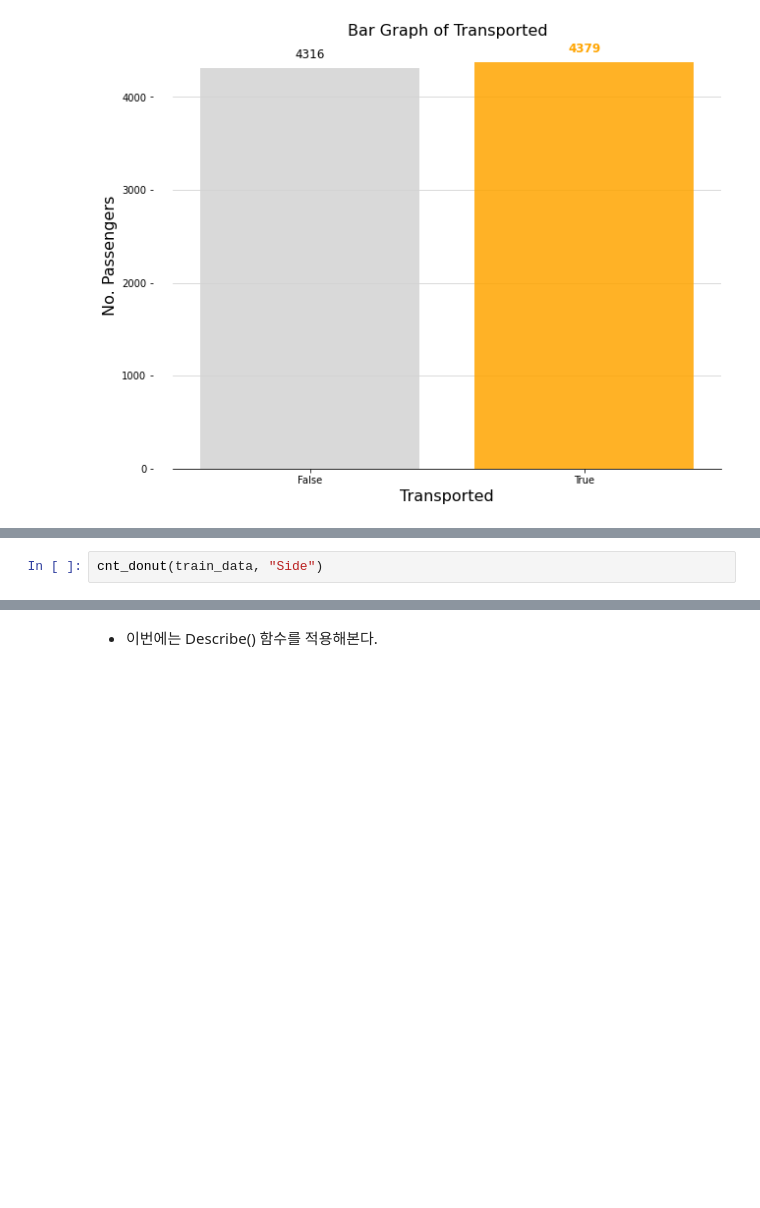
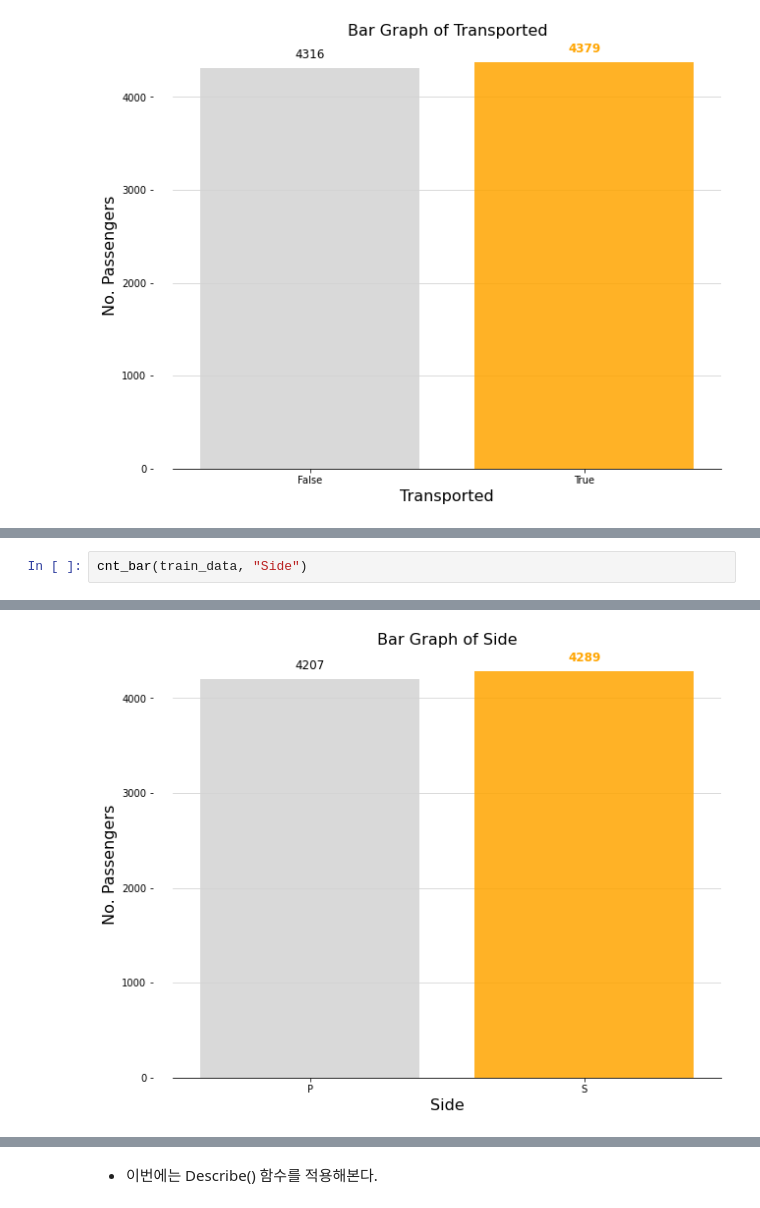
Before and after one commit to SiriN1234/kaggle_projcect, a Jupyter notebook: temporary-title.ipynb, the cells around one changed output, grey strips where cells are left out. Cells and saved outputs as stored; diff of their text form; blank space fills up the shorter version.

```diff
--- a/temporary-title.ipynb
+++ b/temporary-title.ipynb
@@ -425,3 +425,3 @@ cnt_donut(train_data, "Deck")
 # %%
-cnt_donut(train_data, "Side")
+cnt_bar(train_data, "Side")
 # %% [output]
@@ -429 +428,2 @@ cnt_donut(train_data, "Side")
+[figure, added]
 # %%
```
Also changed, not shown: parts of 9 cells of this notebook.
